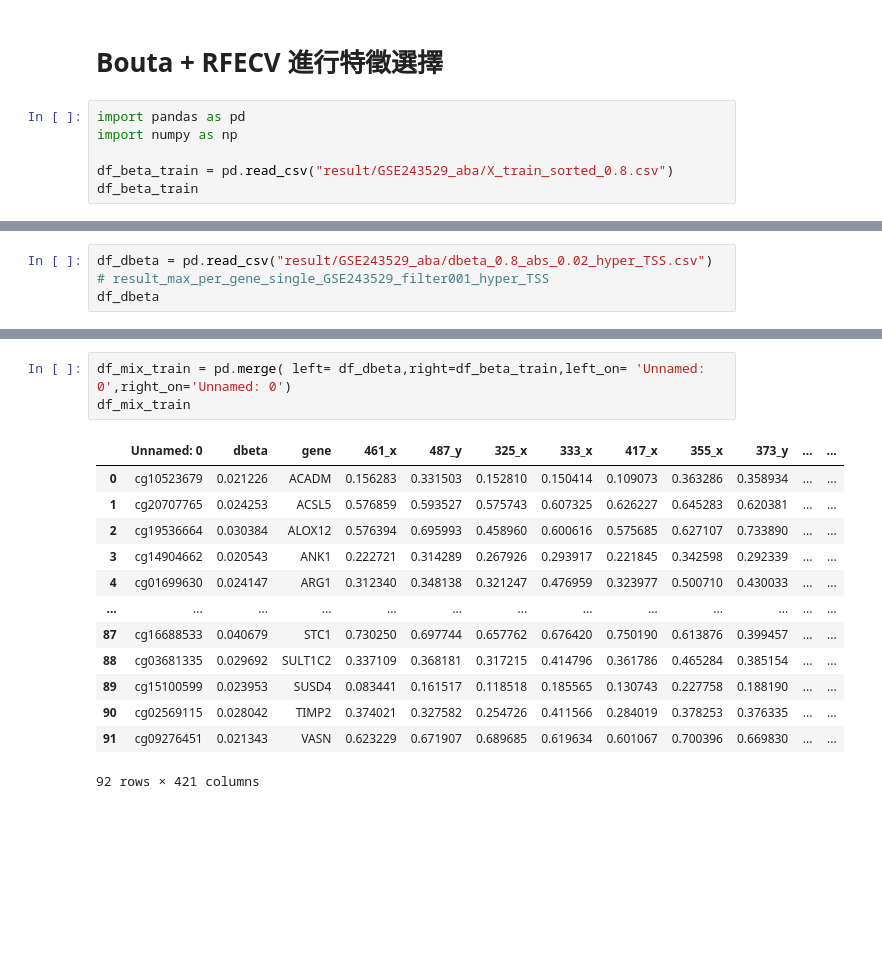
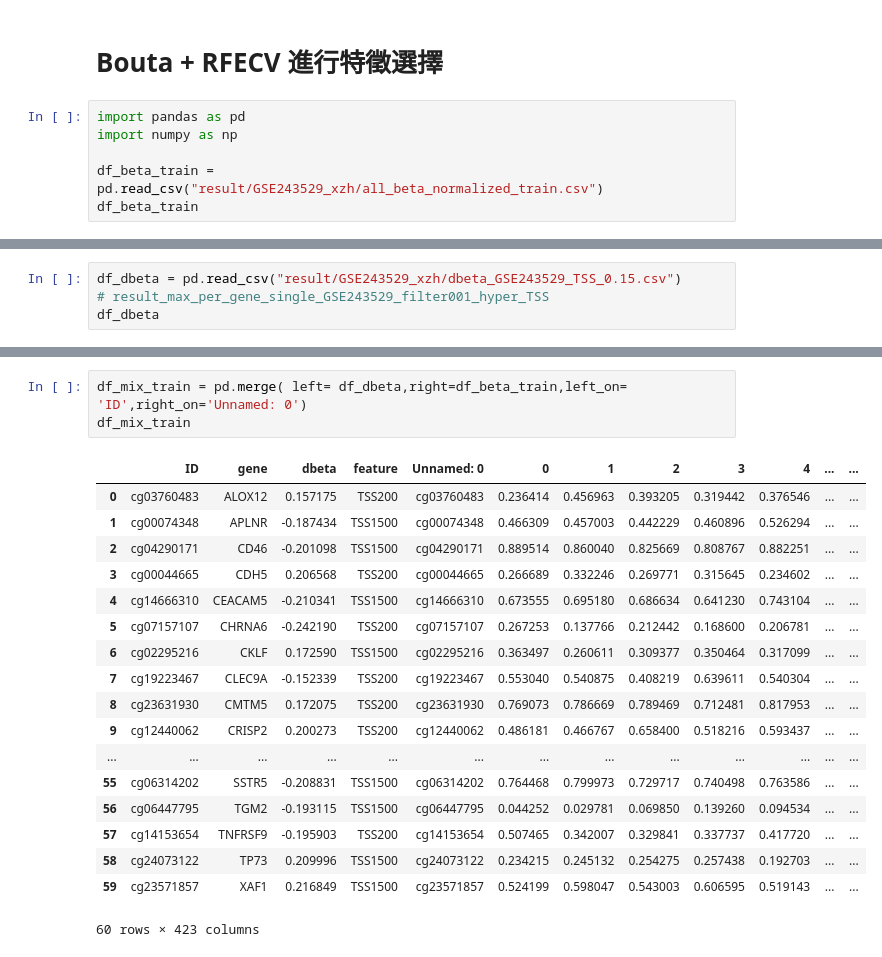
Before and after one commit to BioTechCo/main_project, a Jupyter notebook: breast/ml/ics_aba/ml_RFE_BORUTA.ipynb, the cells around one changed output, grey strips where cells are left out. Cells and saved outputs as stored; diff of their text form; blank space fills up the shorter version.

```diff
--- a/breast/ml/ics_aba/ml_RFE_BORUTA.ipynb
+++ b/breast/ml/ics_aba/ml_RFE_BORUTA.ipynb
@@ -4,6 +4,6 @@
 import pandas as pd
 import numpy as np
 
-df_beta_train = pd.read_csv("result/GSE243529_aba/X_train_sorted_0.8.csv")
+df_beta_train = pd.read_csv("result/GSE243529_xzh/all_beta_normalized_train.csv")
 df_beta_train
 # %% [output]
@@ -23,5 +23,5 @@ df_beta_train
 # %%
-df_dbeta = pd.read_csv("result/GSE243529_aba/dbeta_0.8_abs_0.02_hyper_TSS.csv")
+df_dbeta = pd.read_csv("result/GSE243529_xzh/dbeta_GSE243529_TSS_0.15.csv")
 # result_max_per_gene_single_GSE243529_filter001_hyper_TSS
 df_dbeta
 # %% [output]
@@ -41,20 +45,25 @@ df_dbeta
 # %%
-df_mix_train = pd.merge( left= df_dbeta,right=df_beta_train,left_on= 'Unnamed: 0',right_on='Unnamed: 0')
+df_mix_train = pd.merge( left= df_dbeta,right=df_beta_train,left_on= 'ID',right_on='Unnamed: 0')
 df_mix_train
 # %% [output]
-|  | Unnamed: 0 | dbeta | gene | 461_x | 487_y | 325_x | 333_x | 417_x | 355_x | 373_y | ... | ... |
-| 0 | cg10523679 | 0.021226 | ACADM | 0.156283 | 0.331503 | 0.152810 | 0.150414 | 0.109073 | 0.363286 | 0.358934 | ... | ... |
-| 1 | cg20707765 | 0.024253 | ACSL5 | 0.576859 | 0.593527 | 0.575743 | 0.607325 | 0.626227 | 0.645283 | 0.620381 | ... | ... |
-| 2 | cg19536664 | 0.030384 | ALOX12 | 0.576394 | 0.695993 | 0.458960 | 0.600616 | 0.575685 | 0.627107 | 0.733890 | ... | ... |
-| 3 | cg14904662 | 0.020543 | ANK1 | 0.222721 | 0.314289 | 0.267926 | 0.293917 | 0.221845 | 0.342598 | 0.292339 | ... | ... |
-| 4 | cg01699630 | 0.024147 | ARG1 | 0.312340 | 0.348138 | 0.321247 | 0.476959 | 0.323977 | 0.500710 | 0.430033 | ... | ... |
+|  | ID | gene | dbeta | feature | Unnamed: 0 | 0 | 1 | 2 | 3 | 4 | ... | ... |
+| 0 | cg03760483 | ALOX12 | 0.157175 | TSS200 | cg03760483 | 0.236414 | 0.456963 | 0.393205 | 0.319442 | 0.376546 | ... | ... |
+| 1 | cg00074348 | APLNR | -0.187434 | TSS1500 | cg00074348 | 0.466309 | 0.457003 | 0.442229 | 0.460896 | 0.526294 | ... | ... |
+| 2 | cg04290171 | CD46 | -0.201098 | TSS1500 | cg04290171 | 0.889514 | 0.860040 | 0.825669 | 0.808767 | 0.882251 | ... | ... |
+| 3 | cg00044665 | CDH5 | 0.206568 | TSS200 | cg00044665 | 0.266689 | 0.332246 | 0.269771 | 0.315645 | 0.234602 | ... | ... |
+| 4 | cg14666310 | CEACAM5 | -0.210341 | TSS1500 | cg14666310 | 0.673555 | 0.695180 | 0.686634 | 0.641230 | 0.743104 | ... | ... |
+| 5 | cg07157107 | CHRNA6 | -0.242190 | TSS200 | cg07157107 | 0.267253 | 0.137766 | 0.212442 | 0.168600 | 0.206781 | ... | ... |
+| 6 | cg02295216 | CKLF | 0.172590 | TSS1500 | cg02295216 | 0.363497 | 0.260611 | 0.309377 | 0.350464 | 0.317099 | ... | ... |
+| 7 | cg19223467 | CLEC9A | -0.152339 | TSS200 | cg19223467 | 0.553040 | 0.540875 | 0.408219 | 0.639611 | 0.540304 | ... | ... |
+| 8 | cg23631930 | CMTM5 | 0.172075 | TSS200 | cg23631930 | 0.769073 | 0.786669 | 0.789469 | 0.712481 | 0.817953 | ... | ... |
+| 9 | cg12440062 | CRISP2 | 0.200273 | TSS200 | cg12440062 | 0.486181 | 0.466767 | 0.658400 | 0.518216 | 0.593437 | ... | ... |
 | ... | ... | ... | ... | ... | ... | ... | ... | ... | ... | ... | ... | ... |
-| 87 | cg16688533 | 0.040679 | STC1 | 0.730250 | 0.697744 | 0.657762 | 0.676420 | 0.750190 | 0.613876 | 0.399457 | ... | ... |
-| 88 | cg03681335 | 0.029692 | SULT1C2 | 0.337109 | 0.368181 | 0.317215 | 0.414796 | 0.361786 | 0.465284 | 0.385154 | ... | ... |
-| 89 | cg15100599 | 0.023953 | SUSD4 | 0.083441 | 0.161517 | 0.118518 | 0.185565 | 0.130743 | 0.227758 | 0.188190 | ... | ... |
-| 90 | cg02569115 | 0.028042 | TIMP2 | 0.374021 | 0.327582 | 0.254726 | 0.411566 | 0.284019 | 0.378253 | 0.376335 | ... | ... |
-| 91 | cg09276451 | 0.021343 | VASN | 0.623229 | 0.671907 | 0.689685 | 0.619634 | 0.601067 | 0.700396 | 0.669830 | ... | ... |
+| 55 | cg06314202 | SSTR5 | -0.208831 | TSS1500 | cg06314202 | 0.764468 | 0.799973 | 0.729717 | 0.740498 | 0.763586 | ... | ... |
+| 56 | cg06447795 | TGM2 | -0.193115 | TSS1500 | cg06447795 | 0.044252 | 0.029781 | 0.069850 | 0.139260 | 0.094534 | ... | ... |
+| 57 | cg14153654 | TNFRSF9 | -0.195903 | TSS200 | cg14153654 | 0.507465 | 0.342007 | 0.329841 | 0.337737 | 0.417720 | ... | ... |
+| 58 | cg24073122 | TP73 | 0.209996 | TSS1500 | cg24073122 | 0.234215 | 0.245132 | 0.254275 | 0.257438 | 0.192703 | ... | ... |
+| 59 | cg23571857 | XAF1 | 0.216849 | TSS1500 | cg23571857 | 0.524199 | 0.598047 | 0.543003 | 0.606595 | 0.519143 | ... | ... |
-92 rows × 421 columns
+60 rows × 423 columns
 # %%
 
 from sklearn.model_selection import train_test_split
```
Also changed, not shown: parts of 18 cells of this notebook, 1 other file.
